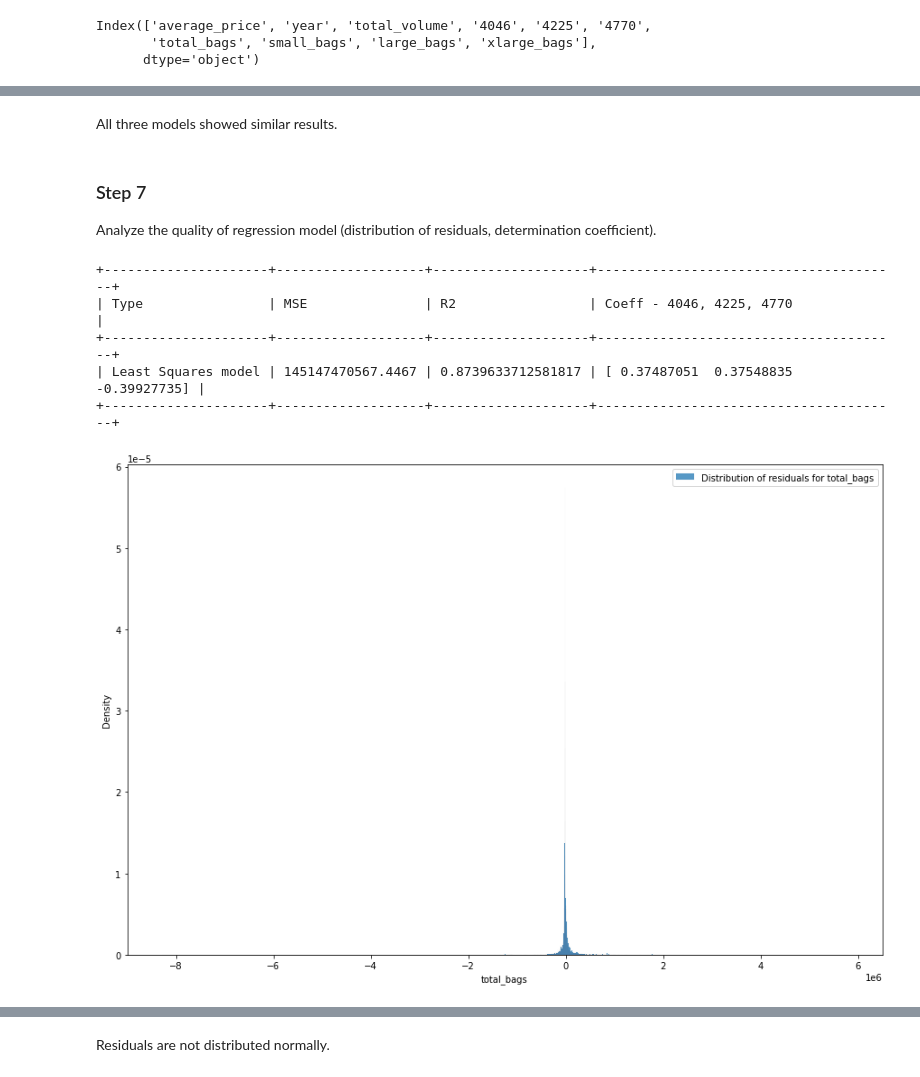
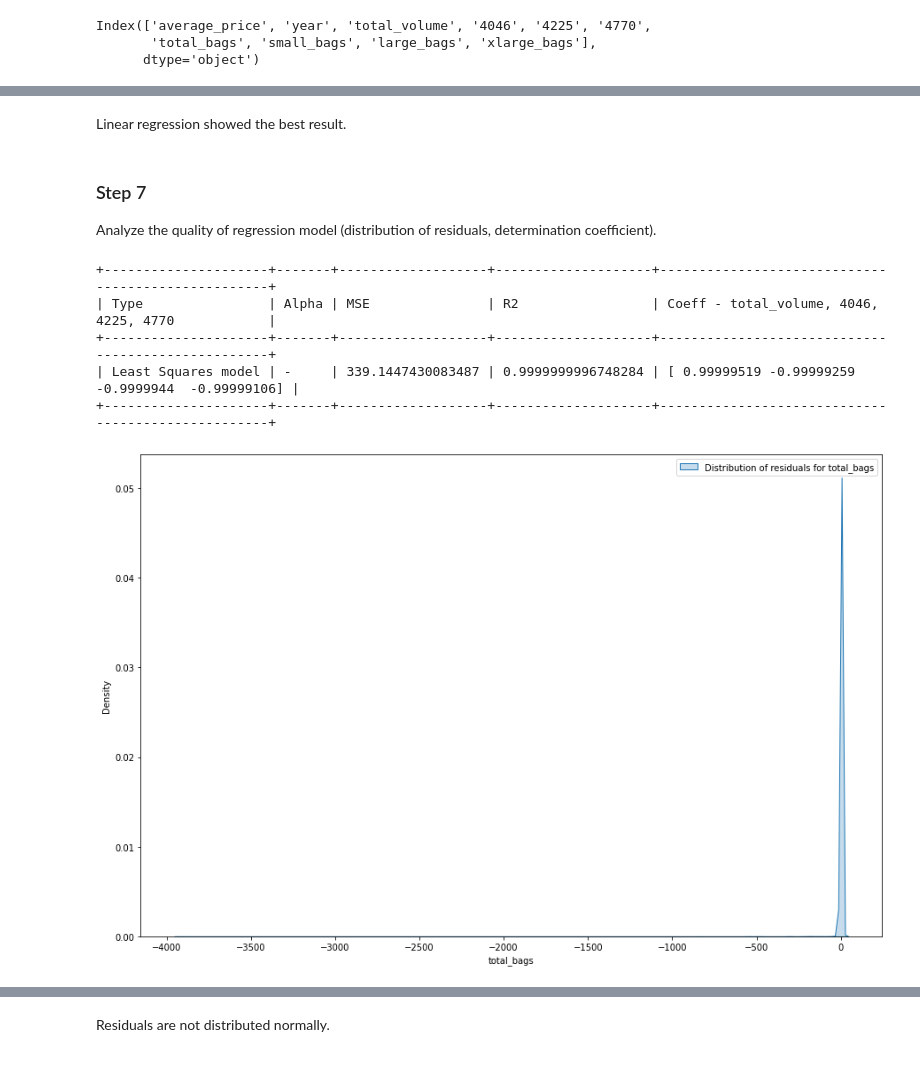
Before and after one commit to DmitryPogrebnoy/Multivar_Data_Analysis_ITMO, a Jupyter notebook: task2/task2.ipynb, the cells around one changed output, grey strips where cells are left out. Cells and saved outputs as stored; diff of their text form; code cells hidden in the pictures.

```diff
--- a/task2/task2.ipynb
+++ b/task2/task2.ipynb
@@ -354,9 +408,9 @@ Index(['average_price', 'year', 'total_volume', '4046', '4225', '4770',
        'total_bags', 'small_bags', 'large_bags', 'xlarge_bags'],
       dtype='object')
 # %%
-train, test = train_test_split(df[['4046', '4225', '4770', 'total_bags']].copy())
+train, test = train_test_split(df[['total_volume', '4046', '4225', '4770', 'total_bags']].copy())
 
-predictors = ['4046', '4225', '4770']
+predictors = ['total_volume', '4046', '4225', '4770']
 target = 'total_bags'
 train_X = train[predictors]
 train_y = train[target]
@@ -394,5 +477,5 @@ print(tabulate(tab, headers="firstrow", tablefmt="grid"))
-# %% [markdown]
-All three models showed similar results.
+# %% [markdown]
+Linear regression showed the best result.
 # %% [markdown]
 ### Step 7
 Analyze the quality of regression model (distribution of residuals, determination
@@ -401,25 +484,25 @@ coefficient).
 model = linear_model.LinearRegression()
 model.fit(train_X, train_y)
 predicted = model.predict(test_X)
-print(tabulate([["Type", "MSE", "R2", "Coeff - 4046, 4225, 4770"],
-                ["Least Squares model", str(mean_squared_error(test_y, predicted)), str(r2_score(test_y, predicted)), str(model.coef_)]],
+print(tabulate([["Type", "Alpha", "MSE", "R2", "Coeff - total_volume, 4046, 4225, 4770"],
+                ["Least Squares model", "-" ,str(mean_squared_error(test_y, predicted)), str(r2_score(test_y, predicted)), str(model.coef_)]],
                tablefmt="grid"))
 # %% [output]
-+---------------------+-------------------+--------------------+---------------------------------------+
-| Type                | MSE               | R2                 | Coeff - 4046, 4225, 4770              |
-+---------------------+-------------------+--------------------+---------------------------------------+
-| Least Squares model | 145147470567.4467 | 0.8739633712581817 | [ 0.37487051  0.37548835 -0.39927735] |
-+---------------------+-------------------+--------------------+---------------------------------------+
++---------------------+-------+-------------------+--------------------+---------------------------------------------------+
+| Type                | Alpha | MSE               | R2                 | Coeff - total_volume, 4046, 4225, 4770            |
++---------------------+-------+-------------------+--------------------+---------------------------------------------------+
+| Least Squares model | -     | 339.1447430083487 | 0.9999999996748284 | [ 0.99999519 -0.99999259 -0.9999944  -0.99999106] |
++---------------------+-------+-------------------+--------------------+---------------------------------------------------+
 # %%
 residuals = df[target] - model.predict(df[predictors])
 plt.figure(figsize=(15, 10))
-ax = sns.histplot(residuals, stat="density", label=f'Distribution of residuals for {target}')
+sns.kdeplot(residuals, shade=True, label=f'Distribution of residuals for {target}')
 # ax.set_yscale("log")
 # plt.ylabel('log of p')
 plt.legend()
 plt.show()
 # %% [output]
-[figure, old version]
+[figure, new version]
 # %%
 residuals.describe()
 # %% [output]
```
Also changed, not shown: parts of 20 cells of this notebook.
